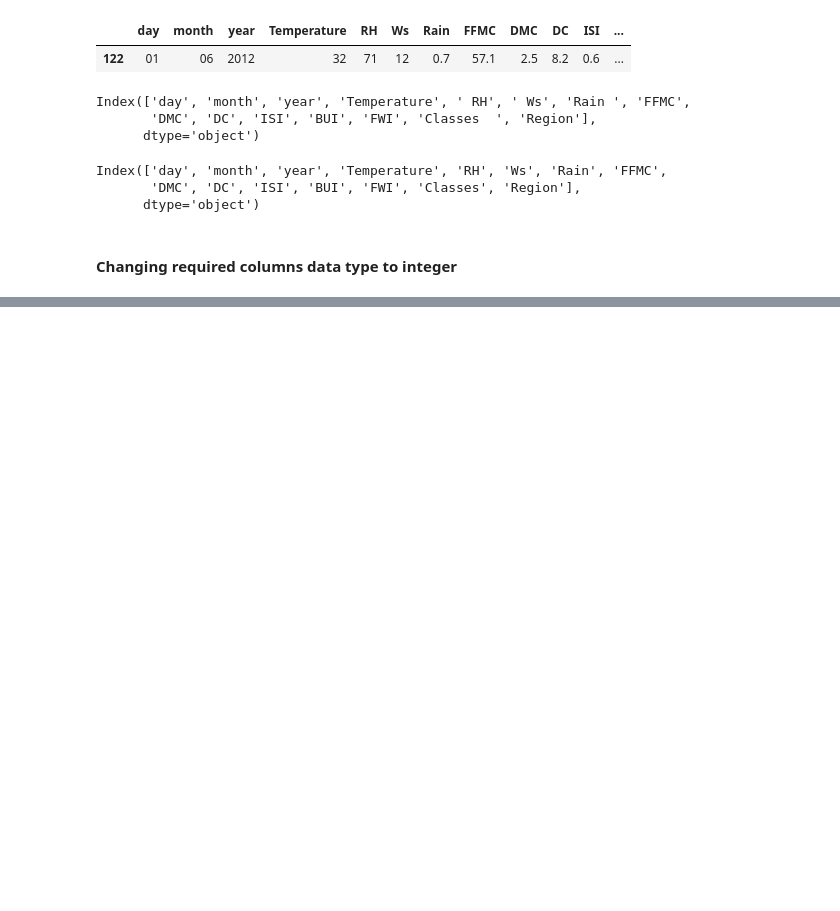
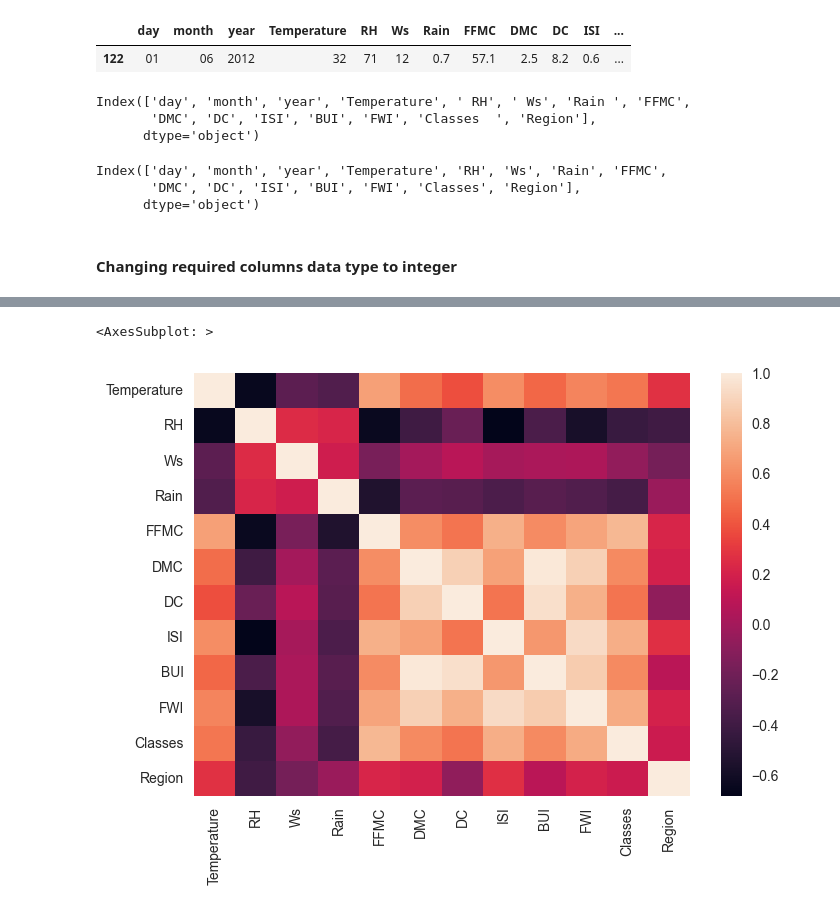
Before and after one commit to sainaakash/Data-Engineering-on-Algerian-Forest-Fire-Dataset, a Jupyter notebook: Data Engineering on Algerian Forest Fire Dataset.ipynb, the cells around one changed output, grey strips where cells are left out. Saved outputs shown, nothing was run; the diff lists cells and outputs as text; code cells hidden in the pictures; blank space fills up the shorter version.

```diff
--- a/Data Engineering on Algerian Forest Fire Dataset.ipynb
+++ b/Data Engineering on Algerian Forest Fire Dataset.ipynb
@@ -211,0 +338,8 @@ Index(['day', 'month', 'year', 'Temperature', 'RH', 'Ws', 'Rain', 'FFMC',
+# %%
+sns.heatmap(df_copy.corr())
+
+# lighter the color higher the correlaltion between the variables
+# darker the color lower the corrrelation or inverse relation between the variables
+# %% [output]
+<AxesSubplot: >
+[figure, added]
```
Also changed, not shown: parts of 23 cells of this notebook.
